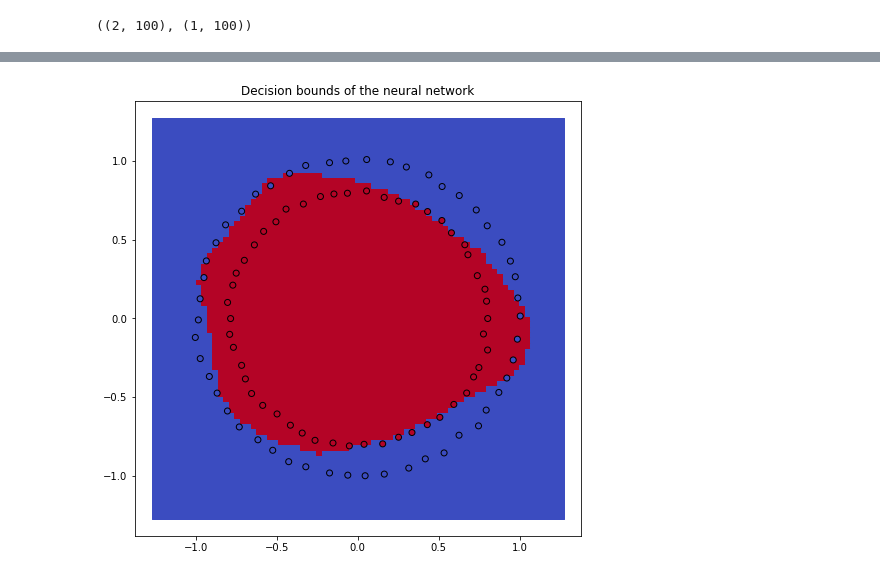
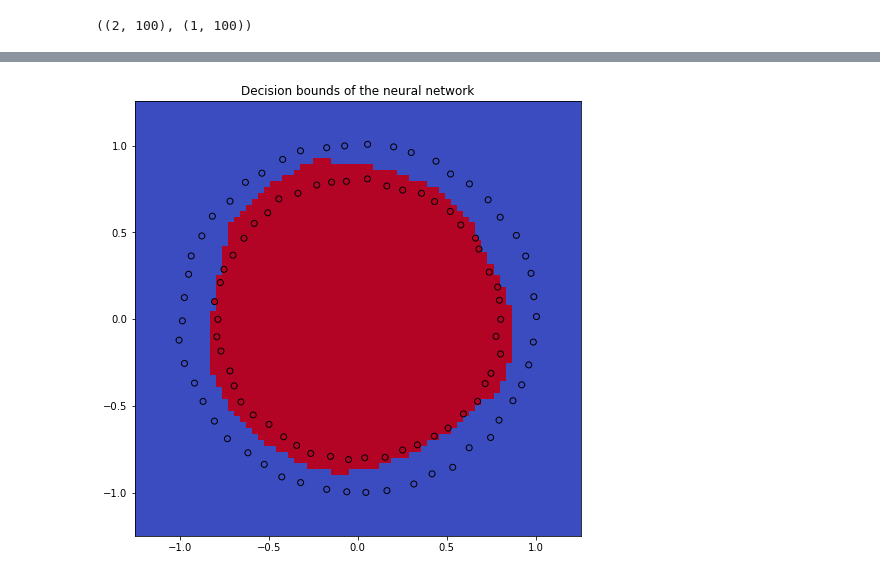
Before and after one commit to UAFederez/MachineLearning, a Jupyter notebook: 04-Neural_Networks_Binary_Classification.ipynb, the cells around one changed output, grey strips where cells are left out. Saved outputs shown, nothing was run; the diff lists cells and outputs as text; code cells hidden in the pictures.

```diff
--- a/04-Neural_Networks_Binary_Classification.ipynb
+++ b/04-Neural_Networks_Binary_Classification.ipynb
@@ -339,8 +340,8 @@ np.random.seed(0)
 # %%
 x1, y1 = make_circles(factor = 0.8, noise = 0.01, random_state=32)
 
-X_data = np.row_stack([x1])
-Y_data = np.row_stack([y1.reshape(-1, 1)])
+X_data = x1
+Y_data = y1.reshape(-1, 1)
 # %%
 fig = plt.figure(figsize=(6, 6))
 plt.scatter(x = X_data[:, 0], y = X_data[:, 1], c = Y_data, cmap = 'coolwarm', edgecolors='black')
@@ -438,30 +487,25 @@ plt.show()
 # %%
-x1_min = np.min(X.T[:, 0])
-x1_max = np.max(X.T[:, 0])
-x2_min = np.min(X.T[:, 1])
-x2_max = np.max(X.T[:, 1])
+x1_min = np.min(X.T[:, 0]) - 0.25
+x1_max = np.max(X.T[:, 0]) + 0.25
+x2_min = np.min(X.T[:, 1]) - 0.25
+x2_max = np.max(X.T[:, 1]) + 0.25
 
 (x1_min, x1_max), (x2_min, x2_max)
-x1   = np.linspace(x1_min - 0.25, x1_max + 0.25, 75)
-x2   = np.linspace(x1_min - 0.25, x1_max + 0.25, 75)
+x1   = np.linspace(x1_min, x1_max, 75)
+x2   = np.linspace(x2_min, x2_max, 75)
 pred_data = np.array([ (x, y) for y in x2 for x in x1 ]).T
 
-Z1 = np.dot(w1.T, pred_data) + b1
-A1 = np.maximum(0, Z1)
-Z2 = np.dot(w2.T, A1) + b2
-A2 = np.maximum(0, Z2)
-Z3 = np.dot(w3.T, A2) + b3
-A3 = sigmoid(Z3)
-
-yp = A3
+yp = nn.predict(pred_data)
 
 pred = np.row_stack([pred_data, np.round(yp)]).T
 
 fig, ax = plt.subplots()
 fig.set_size_inches((8, 8))
 ax.scatter(pred[:, 0], pred[:, 1], c = pred[:, 2], marker = ',', cmap = 'coolwarm')
 ax.scatter(X.T[:, 0], X.T[:, 1], c = Y.T, marker = 'o',  cmap = 'coolwarm', edgecolors='black')
+plt.xlim(x1_min, x1_max)
+plt.ylim(x2_min, x2_max)
 plt.title('Decision bounds of the neural network')
 plt.show()
 # %% [output]
-[figure, old version]
+[figure, new version]
```
Also changed, not shown: parts of 8 cells of this notebook.
